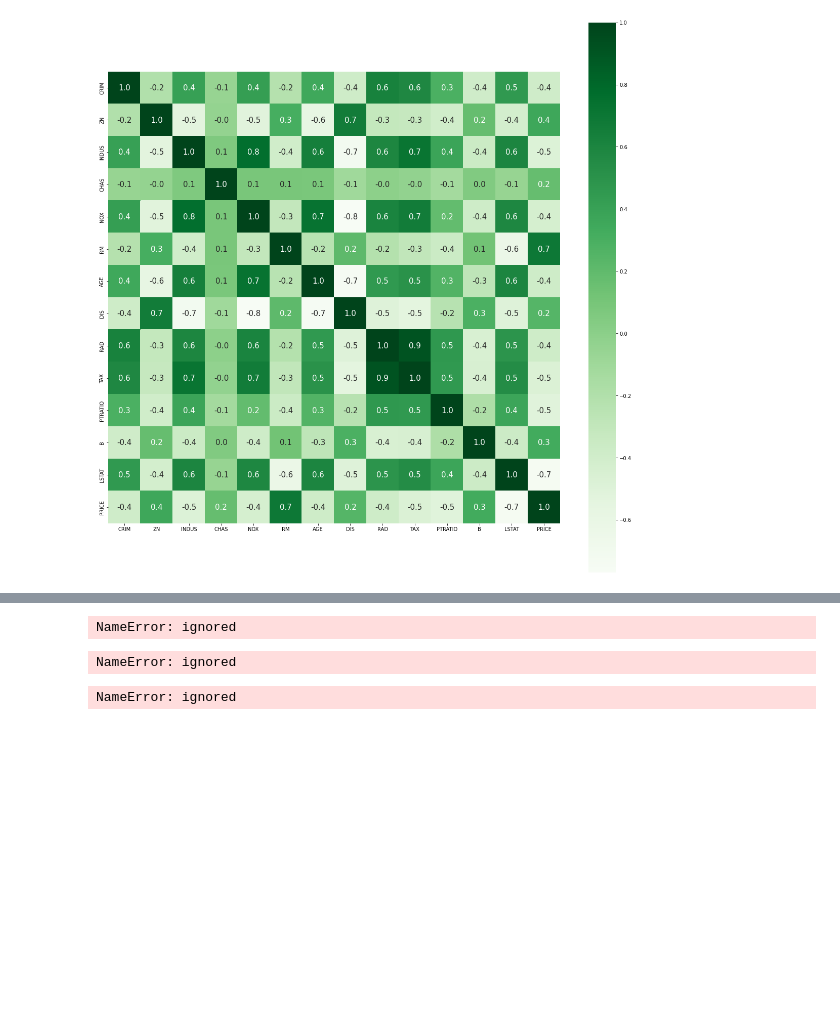
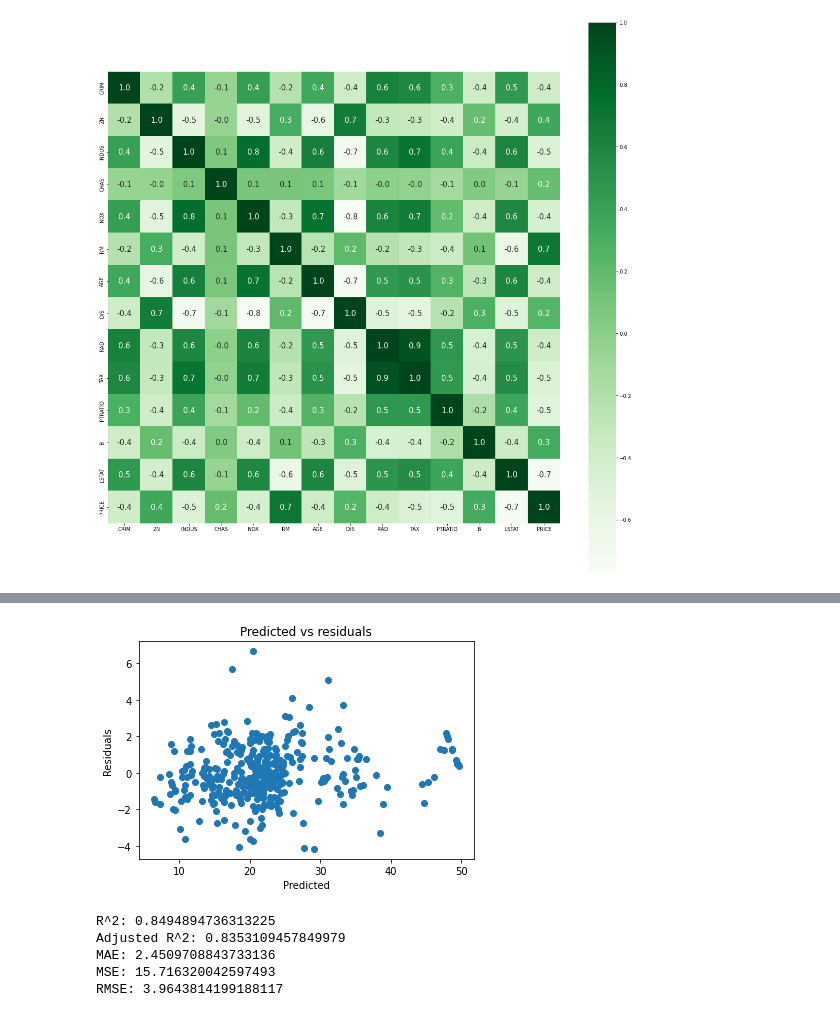
Before and after one commit to Armin-Abdollahi/Boston-House-Price-Prediction, a Jupyter notebook: Boston_House_Price_Prediction.ipynb, the cells around one changed output, grey strips where cells are left out. Drawn from its saved outputs; the diff is of its cells as text; code cells hidden in the pictures; blank space fills up the shorter version.

```diff
--- a/Boston_House_Price_Prediction.ipynb
+++ b/Boston_House_Price_Prediction.ipynb
@@ -200,24 +188,26 @@ NameError: ignored
 # %%
 # Checking residuals
-plt.scatter(y_pred, y_train - y_pred)
+plt.scatter(y_pred, Y_train - y_pred)
 plt.title('Predicted vs residuals')
-plt.xlable('Predicted')
+plt.xlabel('Predicted')
 plt.ylabel('Residuals')
 plt.show()
 # %% [output]
-NameError: ignored
+[figure, added]
 # %%
 # Predicting Test data with the model
-y_test_pred = reg.predict(x_test)
+y_test_pred = reg.predict(X_test)
-# %% [output]
-NameError: ignored
 # %%
 # Model Evaluation
-acc_xgb = metrics.r2_score(y_test, y_test_pred)
+acc_xgb = metrics.r2_score(Y_test, y_test_pred)
 print('R^2:', acc_xgb)
-print('Adjusted R^2:', 1 - (1-metrics.r2_score(y_test, y_test_pred))*(len(y_test)-1)/(len(y_test)-x_test.shape[1]-1))
-print('MAE:', metrics.mean_absolute_error(y_test, y_test_pred))
-print('MSE:', metrics.mean_squared_error(y_test, y_test_pred))
-print('RMSE:',np.sqrt(metrics.mean_squared_error(y_test, y_test_pred)))
+print('Adjusted R^2:', 1 - (1-metrics.r2_score(Y_test, y_test_pred))*(len(Y_test)-1)/(len(Y_test)-X_test.shape[1]-1))
+print('MAE:', metrics.mean_absolute_error(Y_test, y_test_pred))
+print('MSE:', metrics.mean_squared_error(Y_test, y_test_pred))
+print('RMSE:',np.sqrt(metrics.mean_squared_error(Y_test, y_test_pred)))
 # %% [output]
-NameError: ignored
+R^2: 0.8494894736313225
+Adjusted R^2: 0.8353109457849979
+MAE: 2.4509708843733136
+MSE: 15.716320042597493
+RMSE: 3.9643814199188117
```
Also changed, not shown: parts of 6 cells of this notebook.
